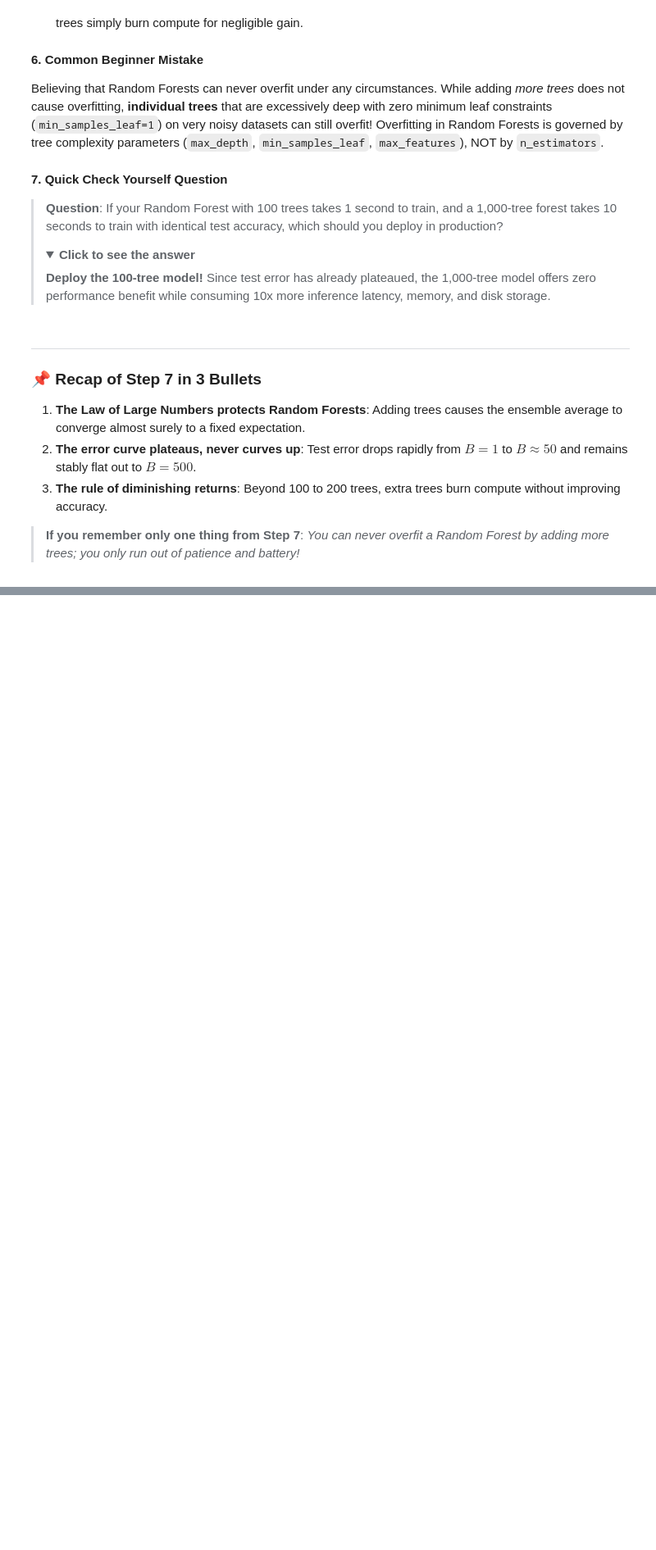
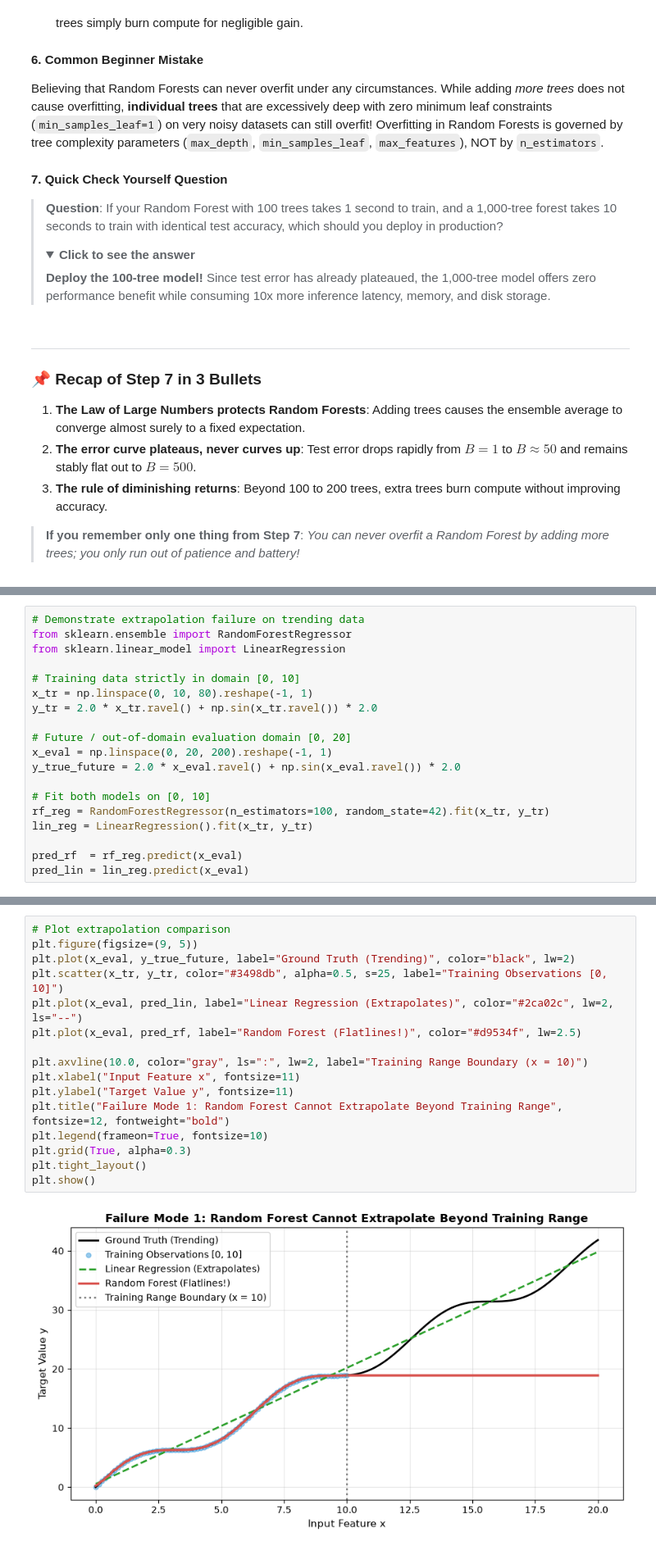
Before and after one commit to Arnav-Shrivastava/random-forests-regression-zero-to-one, a Jupyter notebook: random_forests_zero_to_one.ipynb, the cells around one changed output, grey strips where cells are left out. Shown at 82% size. Drawn from its saved outputs; the diff is of its cells as text; folded sections open; blank space fills up the shorter version.

Commit message:
feat: step 8 - random forest failure modes and boundary cases

```diff
--- a/random_forests_zero_to_one.ipynb
+++ b/random_forests_zero_to_one.ipynb
@@ -1711,0 +1753,19 @@ Believing that Random Forests can never overfit under any circumstances. While a
+# %%
+# Demonstrate extrapolation failure on trending data
+from sklearn.ensemble import RandomForestRegressor
+from sklearn.linear_model import LinearRegression
+
+# Training data strictly in domain [0, 10]
+x_tr = np.linspace(0, 10, 80).reshape(-1, 1)
+y_tr = 2.0 * x_tr.ravel() + np.sin(x_tr.ravel()) * 2.0
+
+# Future / out-of-domain evaluation domain [0, 20]
+x_eval = np.linspace(0, 20, 200).reshape(-1, 1)
+y_true_future = 2.0 * x_eval.ravel() + np.sin(x_eval.ravel()) * 2.0
+
+# Fit both models on [0, 10]
+rf_reg = RandomForestRegressor(n_estimators=100, random_state=42).fit(x_tr, y_tr)
+lin_reg = LinearRegression().fit(x_tr, y_tr)
+
+pred_rf  = rf_reg.predict(x_eval)
+pred_lin = lin_reg.predict(x_eval)
@@ -1711,0 +1778,18 @@ Believing that Random Forests can never overfit under any circumstances. While a
+# %%
+# Plot extrapolation comparison
+plt.figure(figsize=(9, 5))
+plt.plot(x_eval, y_true_future, label="Ground Truth (Trending)", color="black", lw=2)
+plt.scatter(x_tr, y_tr, color="#3498db", alpha=0.5, s=25, label="Training Observations [0, 10]")
+plt.plot(x_eval, pred_lin, label="Linear Regression (Extrapolates)", color="#2ca02c", lw=2, ls="--")
+plt.plot(x_eval, pred_rf, label="Random Forest (Flatlines!)", color="#d9534f", lw=2.5)
+
+plt.axvline(10.0, color="gray", ls=":", lw=2, label="Training Range Boundary (x = 10)")
+plt.xlabel("Input Feature x", fontsize=11)
+plt.ylabel("Target Value y", fontsize=11)
+plt.title("Failure Mode 1: Random Forest Cannot Extrapolate Beyond Training Range", fontsize=12, fontweight="bold")
+plt.legend(frameon=True, fontsize=10)
+plt.grid(True, alpha=0.3)
+plt.tight_layout()
+plt.show()
+# %% [output]
+[figure, added]
```
Also changed, not shown: parts of 12 cells of this notebook.
